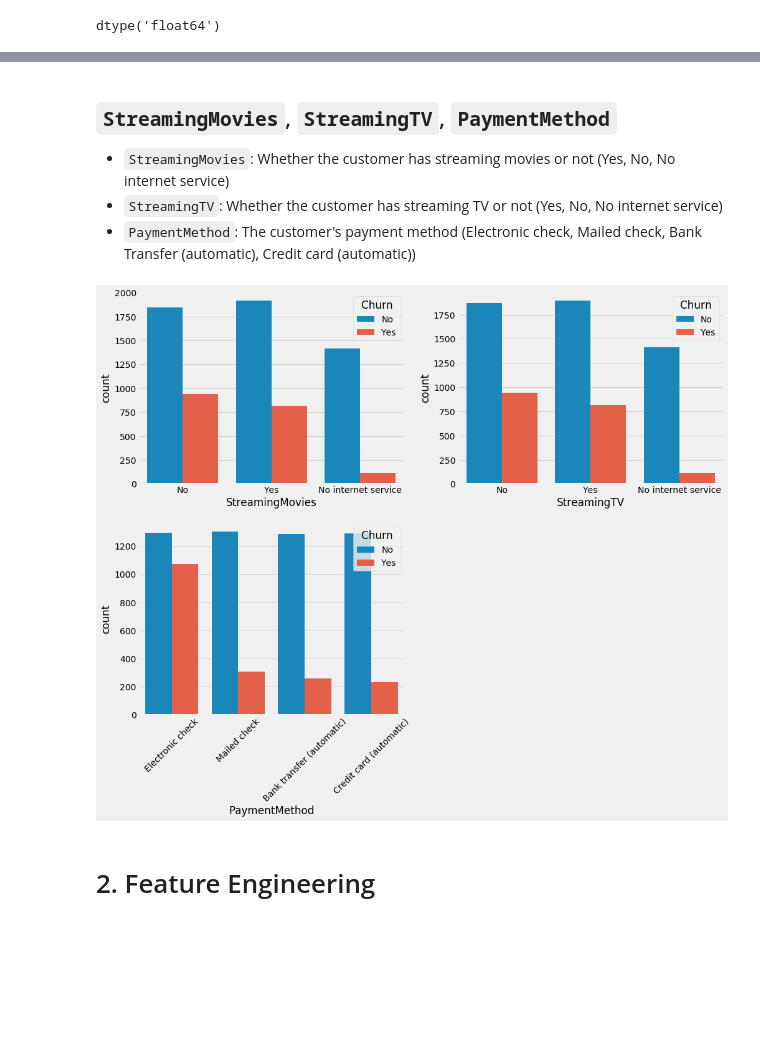
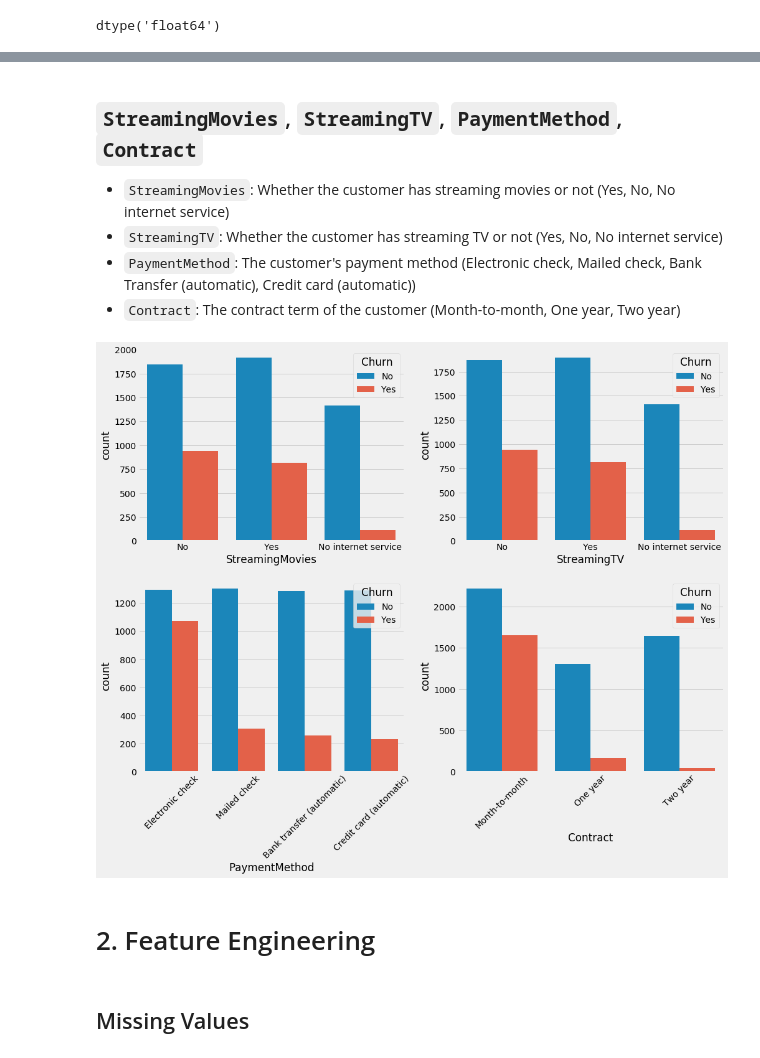
Before and after one commit to fares-ds/Telecom_Customer_Churn_Prediction, a Jupyter notebook: telecom_customer_churn_prediciton.ipynb, the cells around one changed output, grey strips where cells are left out. Cells and saved outputs as stored; diff of their text form; code cells hidden in the pictures; blank space fills up the shorter version.

```diff
--- a/telecom_customer_churn_prediciton.ipynb
+++ b/telecom_customer_churn_prediciton.ipynb
@@ -208,21 +205,28 @@ sns.countplot('Contract', data=data, hue='Churn')
 # %% [markdown]
-## `StreamingMovies`, `StreamingTV`, `PaymentMethod`
+## `StreamingMovies`, `StreamingTV`, `PaymentMethod`, `Contract`
 - `StreamingMovies`: Whether the customer has streaming movies or not (Yes, No, No internet service)
 - `StreamingTV`: Whether the customer has streaming TV or not (Yes, No, No internet service)
 - `PaymentMethod`: The customer's payment method (Electronic check, Mailed check, Bank Transfer (automatic), Credit card (automatic))
+- `Contract`: The contract term of the customer (Month-to-month, One year, Two year)
 # %%
 plt.figure(figsize=(15, 18))
 
 plt.subplot(3, 2, 1)
 sns.countplot('StreamingMovies', data=data, hue='Churn')
 
 plt.subplot(3, 2, 2)
 sns.countplot('StreamingTV', data=data, hue='Churn')
 
 plt.subplot(3, 2, 3)
 g = sns.countplot('PaymentMethod', data=data, hue='Churn')
 g.set_xticklabels(g.get_xticklabels(), rotation=45);
+
+plt.subplot(3, 2, 4)
+g = sns.countplot('Contract', data=data, hue='Churn')
+g.set_xticklabels(g.get_xticklabels(), rotation=45);
 # %% [output]
-[figure, old version]
+[figure, new version]
 # %% [markdown]
 # 2. Feature Engineering
+# %% [markdown]
+## Missing Values
```
Also changed, not shown: parts of 25 cells of this notebook.
